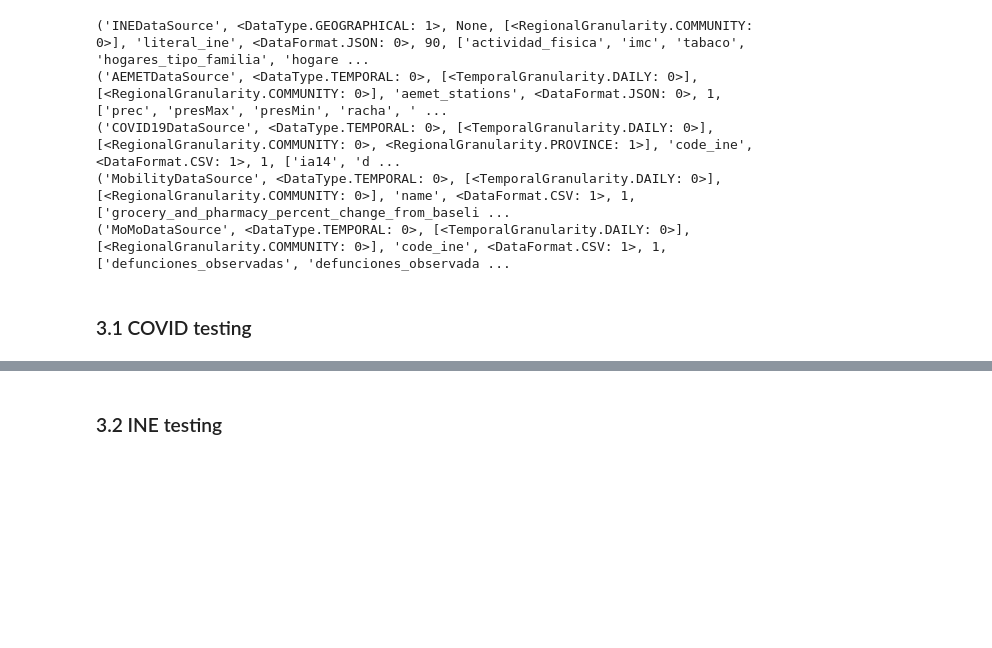
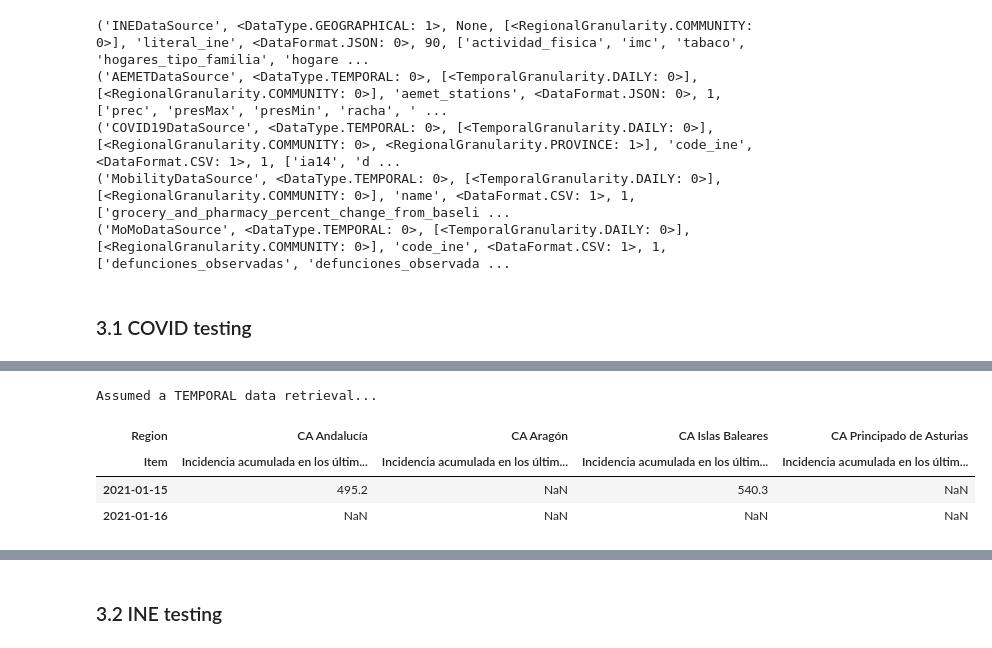
Before and after one commit to CyberDataLab/COnVIDa-lib, a Jupyter notebook: lib/test_lib.ipynb, the cells around one changed output, grey strips where cells are left out. Cells and saved outputs as stored; diff of their text form; code cells hidden in the pictures; blank space fills up the shorter version.

```diff
--- a/lib/test_lib.ipynb
+++ b/lib/test_lib.ipynb
@@ -115,8 +133,14 @@ display(data.tail(5))
 # %%
-data = COnVIDa.get_data_items(regions=regions[0:5],
+data = COnVIDa.get_data_items(regions=regions[1:5],
                               data_items=[data_items[0]],
                               start_date=start,
                               end_date=end)
 display(data.tail(2))
+# %% [output]
+Assumed a TEMPORAL data retrieval...
+| Region | CA Andalucía | CA Aragón | CA Islas Baleares | CA Principado de Asturias |
+| Item | Incidencia acumulada en los últim... | Incidencia acumulada en los últim... | Incidencia acumulada en los últim... | Incidencia acumulada en los últim... |
+| 2021-01-15 | 495.2 | NaN | 540.3 | NaN |
+| 2021-01-16 | NaN | NaN | NaN | NaN |
 # %%
 data.sample(5)
```
Also changed, not shown: parts of 30 cells of this notebook, 3 other files.
